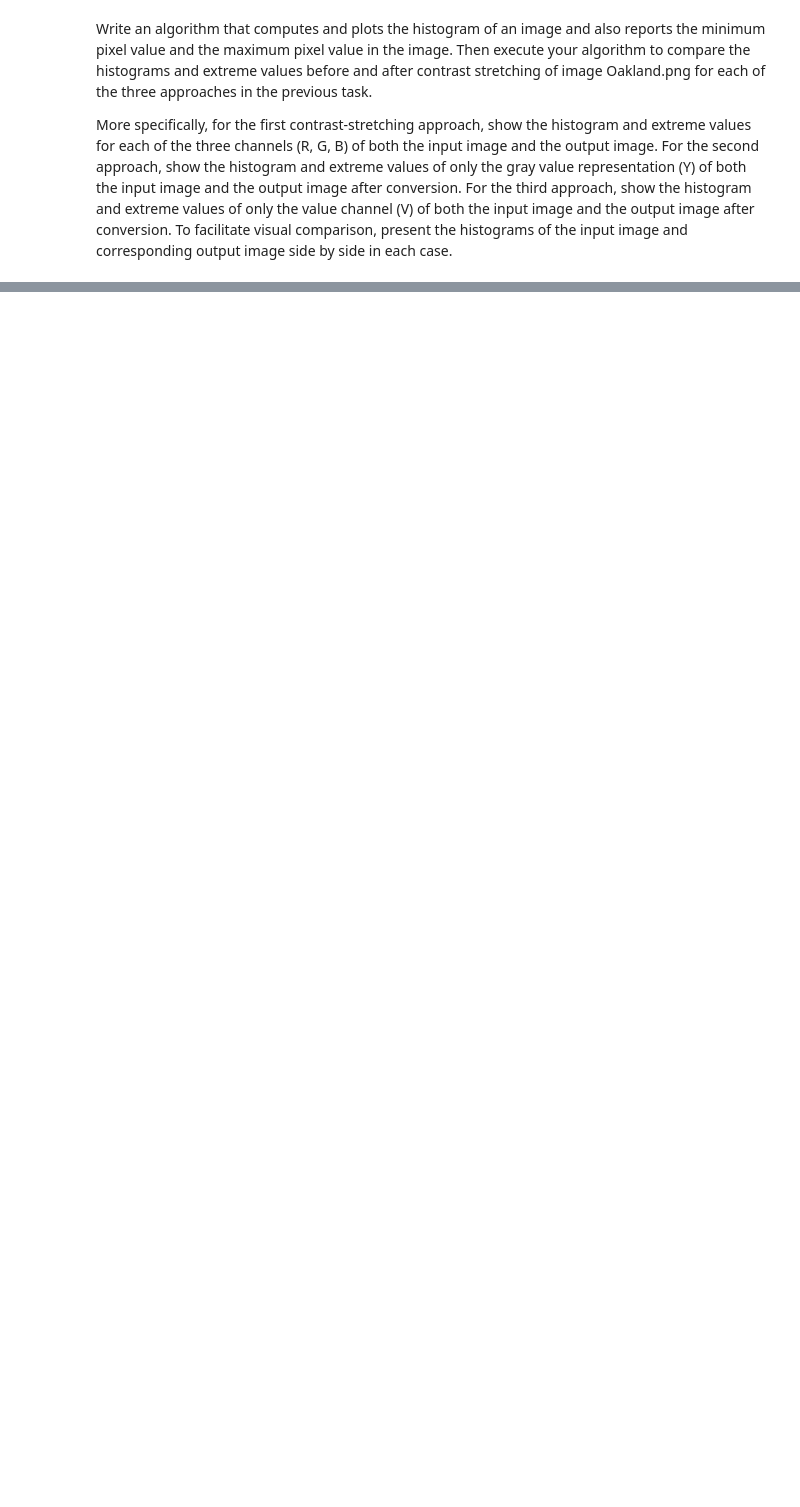
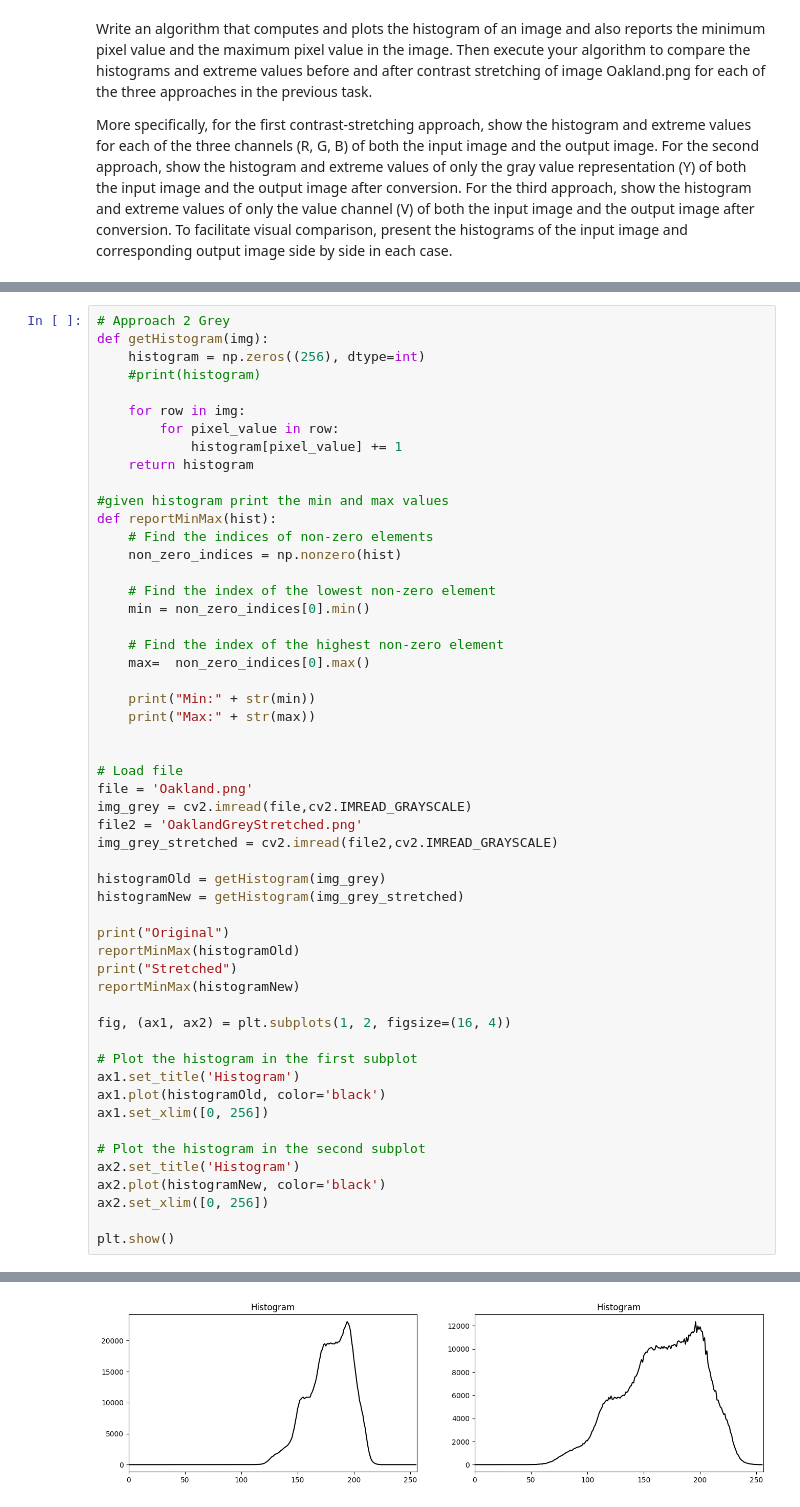
Before and after one commit to Skele-Y/COMP9517, a Jupyter notebook: lab01/Q2.ipynb, the cells around one changed output, grey strips where cells are left out. Cells and saved outputs as stored; diff of their text form; blank space fills up the shorter version.

```diff
--- a/lab01/Q2.ipynb
+++ b/lab01/Q2.ipynb
@@ -62,0 +108,54 @@ for row in img_bgr:
+# %%
+# Approach 2 Grey
+def getHistogram(img):
+    histogram = np.zeros((256), dtype=int)
+    #print(histogram)
+
+    for row in img:
+        for pixel_value in row:
+            histogram[pixel_value] += 1
+    return histogram
+
+#given histogram print the min and max values
+def reportMinMax(hist):
+    # Find the indices of non-zero elements
+    non_zero_indices = np.nonzero(hist)
+
+    # Find the index of the lowest non-zero element
+    min = non_zero_indices[0].min()
+
+    # Find the index of the highest non-zero element
+    max=  non_zero_indices[0].max()
+
+    print("Min:" + str(min))
+    print("Max:" + str(max))
+
+
+# Load file
+file = 'Oakland.png'
+img_grey = cv2.imread(file,cv2.IMREAD_GRAYSCALE)
+file2 = 'OaklandGreyStretched.png'
+img_grey_stretched = cv2.imread(file2,cv2.IMREAD_GRAYSCALE)
+
+histogramOld = getHistogram(img_grey)
+histogramNew = getHistogram(img_grey_stretched)
+
+print("Original")
+reportMinMax(histogramOld)
+print("Stretched")
+reportMinMax(histogramNew)
+
+fig, (ax1, ax2) = plt.subplots(1, 2, figsize=(16, 4))
+
+# Plot the histogram in the first subplot
+ax1.set_title('Histogram')
+ax1.plot(histogramOld, color='black')
+ax1.set_xlim([0, 256])
+
+# Plot the histogram in the second subplot
+ax2.set_title('Histogram')
+ax2.plot(histogramNew, color='black')
+ax2.set_xlim([0, 256])
+
+plt.show()
+# %% [output]
@@ -62,0 +168 @@ for row in img_bgr:
+[figure, added]
```
Also changed, not shown: parts of 5 cells of this notebook, 7 other files.
